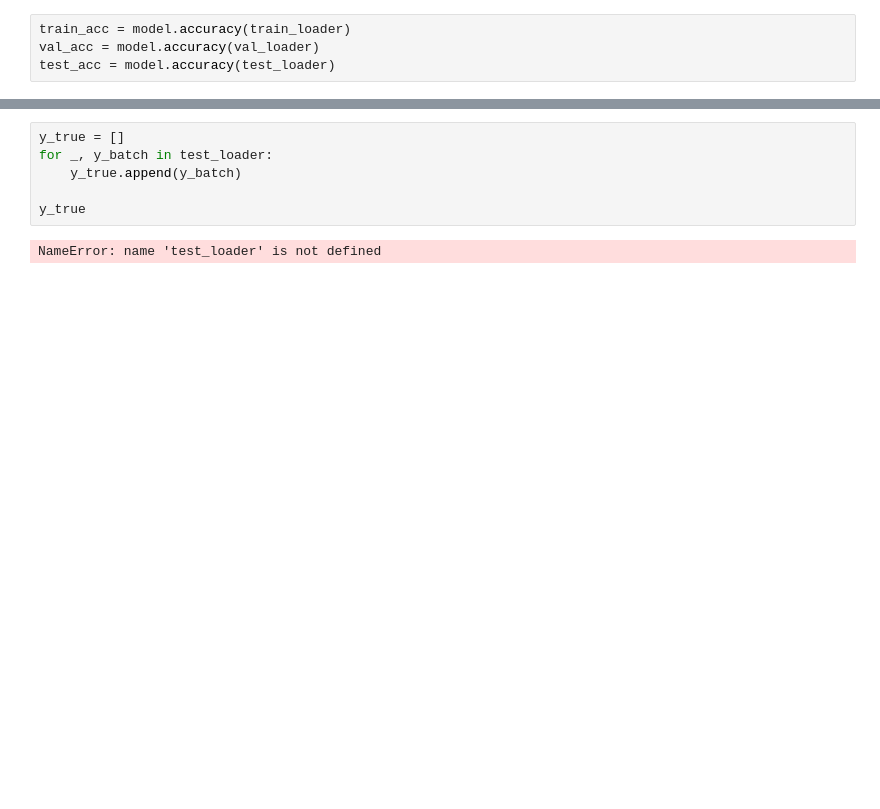
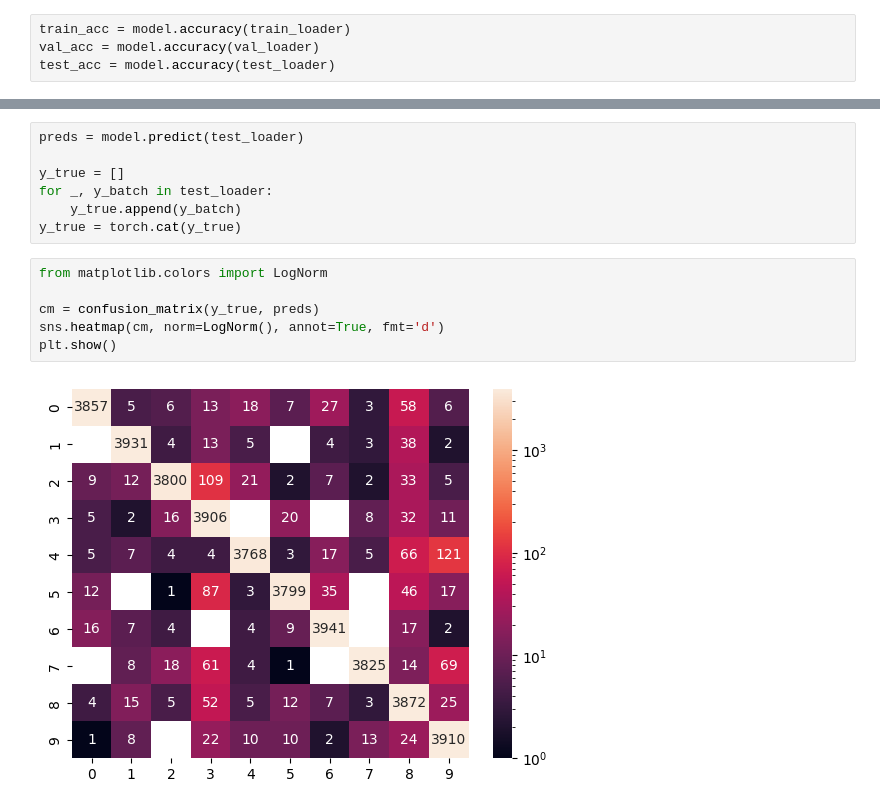
Before and after one commit to Iwe-Coumou/Project-ML, a Jupyter notebook: project.ipynb, the cells around one changed output, grey strips where cells are left out. Cells and saved outputs as stored; diff of their text form; blank space fills up the shorter version.

Commit message:
added confusion heatmap

```diff
--- a/project.ipynb
+++ b/project.ipynb
@@ -69,8 +63,15 @@ Train: 96.95%, Validation: 96.78%, Test: 96.83%
 # %%
+preds = model.predict(test_loader)
+
 y_true = []
 for _, y_batch in test_loader:
     y_true.append(y_batch)
-
-y_true
+y_true = torch.cat(y_true)
-# %% [output]
-NameError: name 'test_loader' is not defined
+# %%
+from matplotlib.colors import LogNorm
+
+cm = confusion_matrix(y_true, preds)
+sns.heatmap(cm, norm=LogNorm(), annot=True, fmt='d')
+plt.show()
+# %% [output]
+[figure, added]
```
Also changed, not shown: parts of 3 cells of this notebook.
